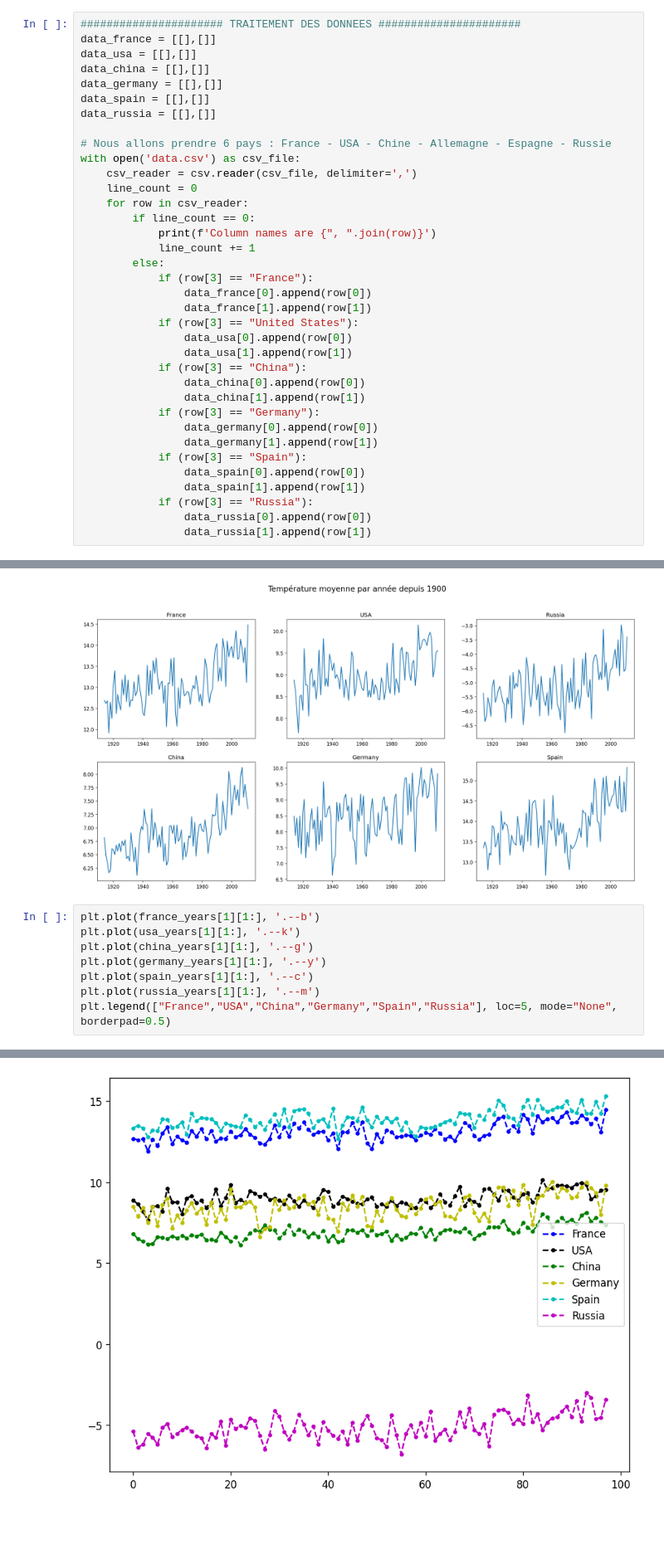
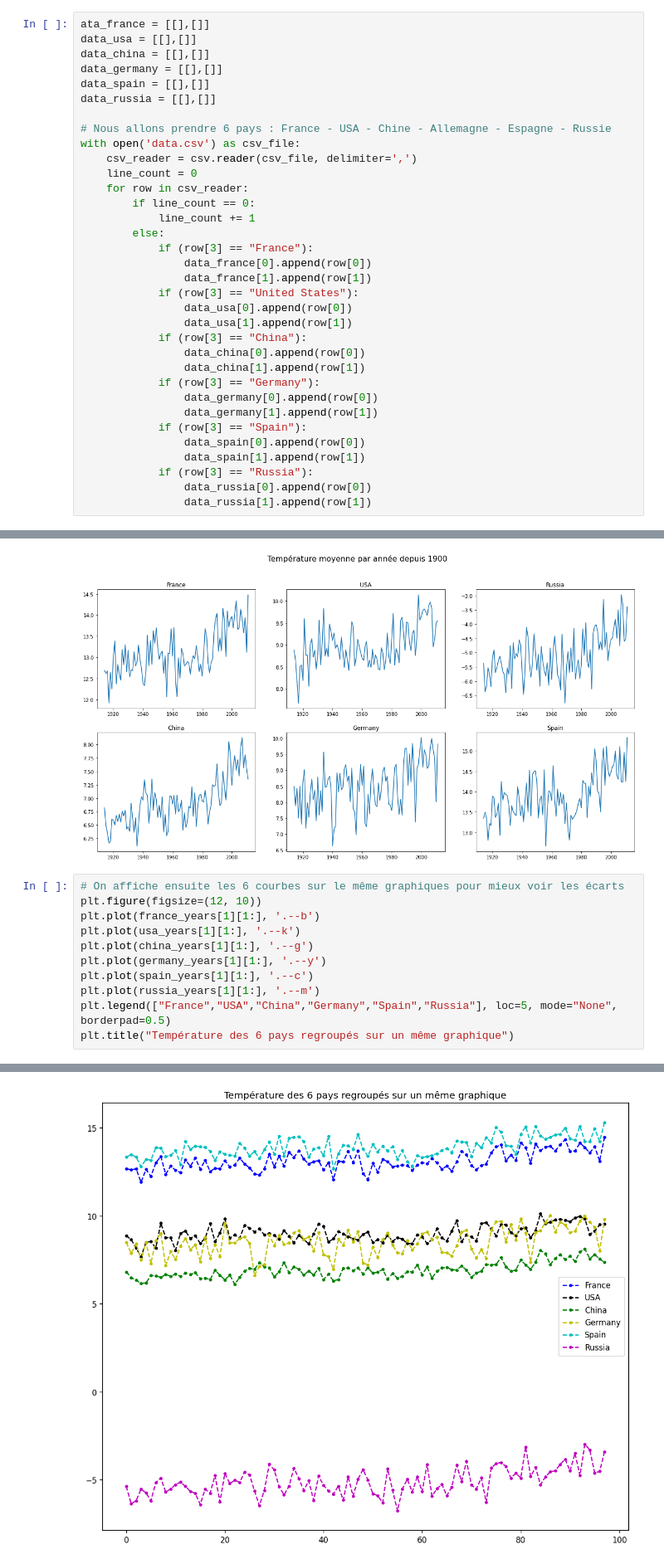
Before and after one commit to AntoineCOCHARD/DATA731-Country-temperature, a Jupyter notebook: proj.ipynb, the cells around one changed output, grey strips where cells are left out. Shown at 83% size. Cells and saved outputs as stored; diff of their text form; blank space fills up the shorter version.

```diff
--- a/proj.ipynb
+++ b/proj.ipynb
@@ -47,6 +15,5 @@ from pyneurgen.nodes import BiasNode, Connection
 # %%
-###################### TRAITEMENT DES DONNEES ######################
-data_france = [[],[]]
+ata_france = [[],[]]
 data_usa = [[],[]]
 data_china = [[],[]]
 data_germany = [[],[]]
@@ -59,7 +26,6 @@ with open('data.csv') as csv_file:
     line_count = 0
     for row in csv_reader:
         if line_count == 0:
-            print(f'Column names are {", ".join(row)}')
             line_count += 1
         else:
             if (row[3] == "France"):
@@ -153,6 +113,8 @@ ax.set_title("Spain")
 Text(0.5, 1.0, 'Spain')
 [figure]
 # %%
+# On affiche ensuite les 6 courbes sur le même graphiques pour mieux voir les écarts
+plt.figure(figsize=(12, 10))
 plt.plot(france_years[1][1:], '.--b')
 plt.plot(usa_years[1][1:], '.--k')
 plt.plot(china_years[1][1:], '.--g')
@@ -160,4 +122,5 @@ plt.plot(germany_years[1][1:], '.--y')
 plt.plot(spain_years[1][1:], '.--c')
 plt.plot(russia_years[1][1:], '.--m')
 plt.legend(["France","USA","China","Germany","Spain","Russia"], loc=5, mode="None", borderpad=0.5)
+plt.title("Température des 6 pays regroupés sur un même graphique")
 # %% [output]
@@ -165 +128 @@ plt.legend(["France","USA","China","Germany","Spain","Russia"], loc=5, mode="Non
-[figure, old version]
+[figure, new version]
```
Also changed, not shown: parts of 36 cells of this notebook, 1 other file.
